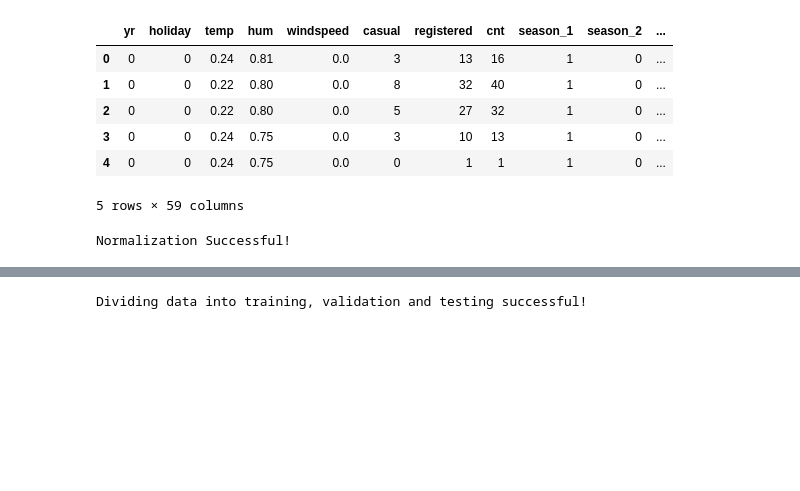
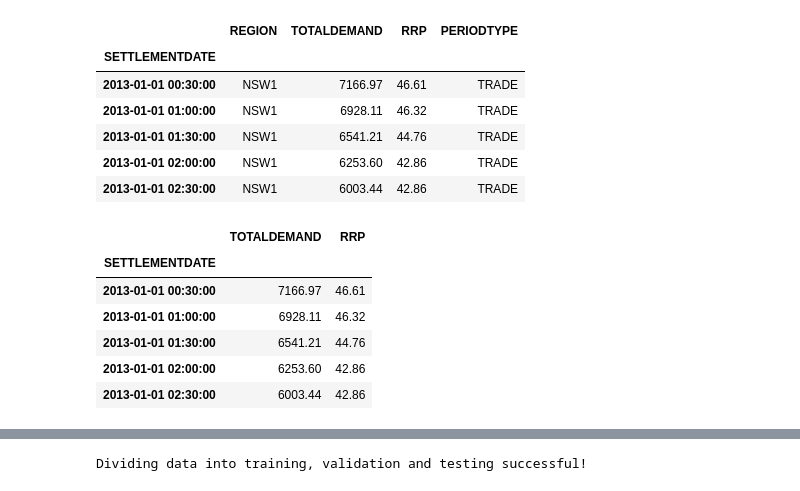
Before and after one commit to arp95/rvfl_research, a Jupyter notebook: dlnd-your-first-neural-network.ipynb, the cells around one changed output, grey strips where cells are left out. Drawn from its saved outputs; the diff is of its cells as text; code cells hidden in the pictures; blank space fills up the shorter version.

```diff
--- a/dlnd-your-first-neural-network.ipynb
+++ b/dlnd-your-first-neural-network.ipynb
@@ -24,33 +12,29 @@ rides.head()
-# %%
-#creating dummy variables
-
-dummy_fields = ['season', 'weathersit', 'mnth', 'hr', 'weekday']
-for each in dummy_fields:
-    dummies = pd.get_dummies(rides[each], prefix=each, drop_first=False)
-    rides = pd.concat([rides, dummies], axis=1)
-
-fields_to_drop = ['instant', 'dteday', 'season', 'weathersit',
-                  'weekday', 'atemp', 'mnth', 'workingday', 'hr']
-data = rides.drop(fields_to_drop, axis=1)
-data.head()
-# %% [output]
-|  | yr | holiday | temp | hum | windspeed | casual | registered | cnt | season_1 | season_2 | ... |
-| 0 | 0 | 0 | 0.24 | 0.81 | 0.0 | 3 | 13 | 16 | 1 | 0 | ... |
-| 1 | 0 | 0 | 0.22 | 0.80 | 0.0 | 8 | 32 | 40 | 1 | 0 | ... |
-| 2 | 0 | 0 | 0.22 | 0.80 | 0.0 | 5 | 27 | 32 | 1 | 0 | ... |
-| 3 | 0 | 0 | 0.24 | 0.75 | 0.0 | 3 | 10 | 13 | 1 | 0 | ... |
-| 4 | 0 | 0 | 0.24 | 0.75 | 0.0 | 0 | 1 | 1 | 1 | 0 | ... |
-5 rows × 59 columns
-# %%
-#normalizing of input data
-
-quant_features = ['casual', 'registered', 'cnt', 'temp', 'hum', 'windspeed']
-scaled_features = {}
-for each in quant_features:
-    mean, std = data[each].mean(), data[each].std()
-    scaled_features[each] = [mean, std]
-    data.loc[:, each] = (data[each] - mean)/std
-
-print('Normalization Successful!')
-# %% [output]
-Normalization Successful!
+# %%
+#setting the data
+
+dateparse = lambda dates: pd.datetime.strptime(dates, '%Y/%m/%d %H:%M:%S')
+data_path = 'data.csv'
+data = pd.read_csv('data.csv', index_col='SETTLEMENTDATE', date_parser = dateparse)
+data.head()
+# %% [output]
+|  | REGION | TOTALDEMAND | RRP | PERIODTYPE |
+| SETTLEMENTDATE |  |  |  |  |
+| 2013-01-01 00:30:00 | NSW1 | 7166.97 | 46.61 | TRADE |
+| 2013-01-01 01:00:00 | NSW1 | 6928.11 | 46.32 | TRADE |
+| 2013-01-01 01:30:00 | NSW1 | 6541.21 | 44.76 | TRADE |
+| 2013-01-01 02:00:00 | NSW1 | 6253.60 | 42.86 | TRADE |
+| 2013-01-01 02:30:00 | NSW1 | 6003.44 | 42.86 | TRADE |
+# %%
+#dropping unnessary data
+
+fields_to_drop = ['REGION', 'PERIODTYPE']
+data = data.drop(fields_to_drop, axis = 1)
+data.head()
+# %% [output]
+|  | TOTALDEMAND | RRP |
+| SETTLEMENTDATE |  |  |
+| 2013-01-01 00:30:00 | 7166.97 | 46.61 |
+| 2013-01-01 01:00:00 | 6928.11 | 46.32 |
+| 2013-01-01 01:30:00 | 6541.21 | 44.76 |
+| 2013-01-01 02:00:00 | 6253.60 | 42.86 |
+| 2013-01-01 02:30:00 | 6003.44 | 42.86 |
```
Also changed, not shown: parts of 13 cells of this notebook, 8 other files.
